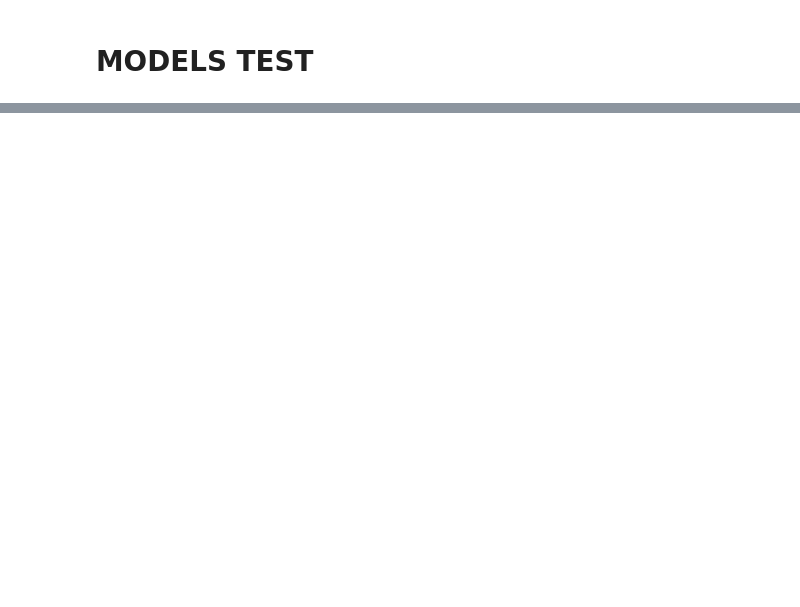
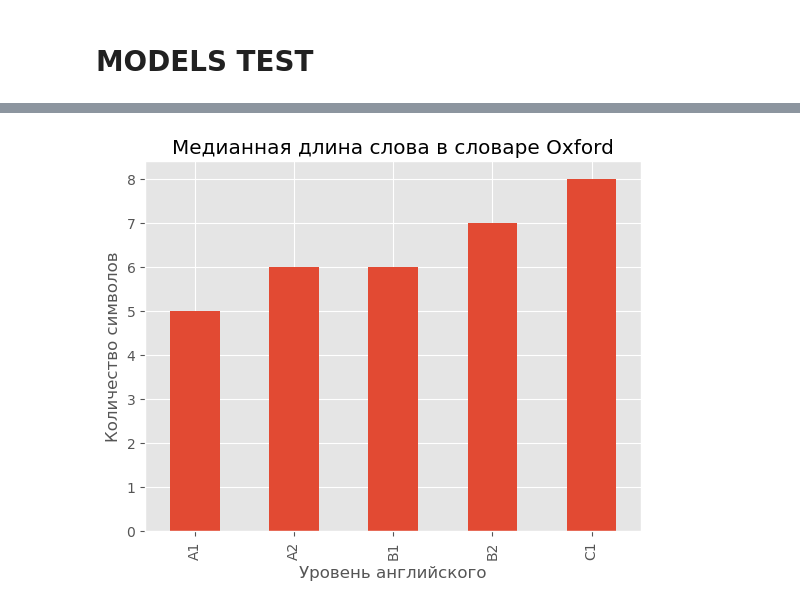
Before and after one commit to artefucktor/english_level, a Jupyter notebook: movies_english_level.ipynb, the cells around one changed output, grey strips where cells are left out. Cells and saved outputs as stored; diff of their text form; code cells hidden in the pictures; blank space fills up the shorter version.

```diff
--- a/movies_english_level.ipynb
+++ b/movies_english_level.ipynb
@@ -599,0 +601,9 @@ fi.sort_values(by='weight', ascending=False).head(50)
+# %%
+oxford_words['length'] = oxford_words.word.str.len()
+oxford_words.groupby('level').length.median().plot(kind='bar')
+plt.title('Медианная длина слова в словаре Oxford')
+plt.ylabel('Количество символов')
+plt.xlabel('Уровень английского')
+plt.show()
+# %% [output]
+[figure, added]
```
Also changed, not shown: parts of 43 cells of this notebook.
